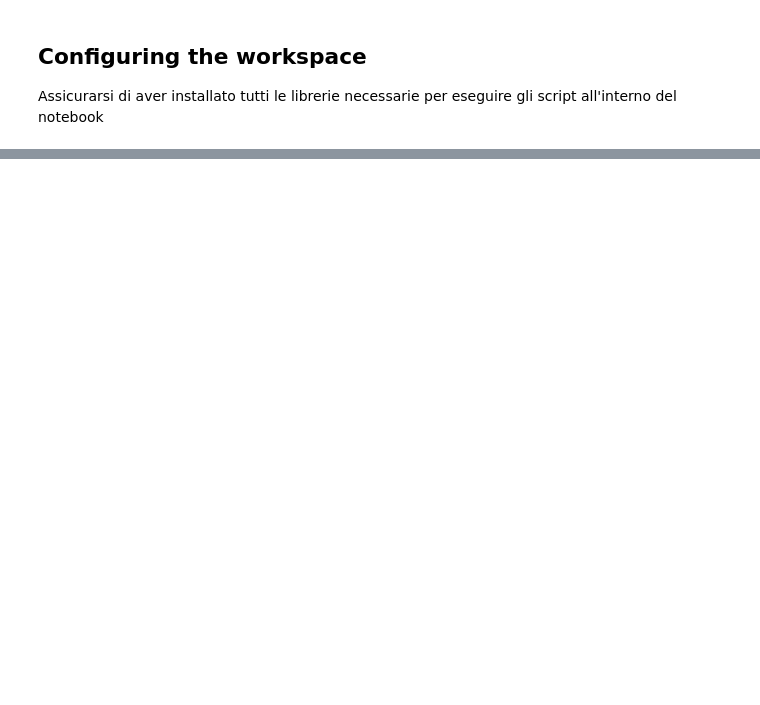
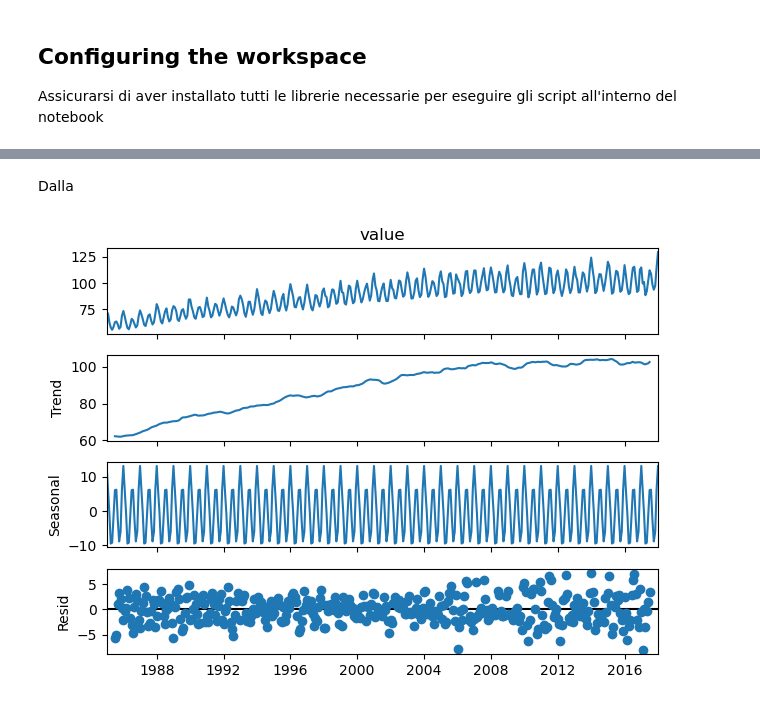
Before and after one commit to AngeloLongano/heart_failure_prediction, a Jupyter notebook: analysis_time_series.ipynb, the cells around one changed output, grey strips where cells are left out. Saved outputs shown, nothing was run; the diff lists cells and outputs as text; code cells hidden in the pictures; blank space fills up the shorter version.

```diff
--- a/analysis_time_series.ipynb
+++ b/analysis_time_series.ipynb
@@ -419,0 +122,8 @@ plt.show()
+# %% [markdown]
+Dalla
+# %%
+decomposition_additive = seasonal_decompose(df["value"],model='additive')
+decomposition_additive.plot()
+plt.show()
+# %% [output]
+[figure, added]
```
Also changed, not shown: parts of 73 cells of this notebook.
